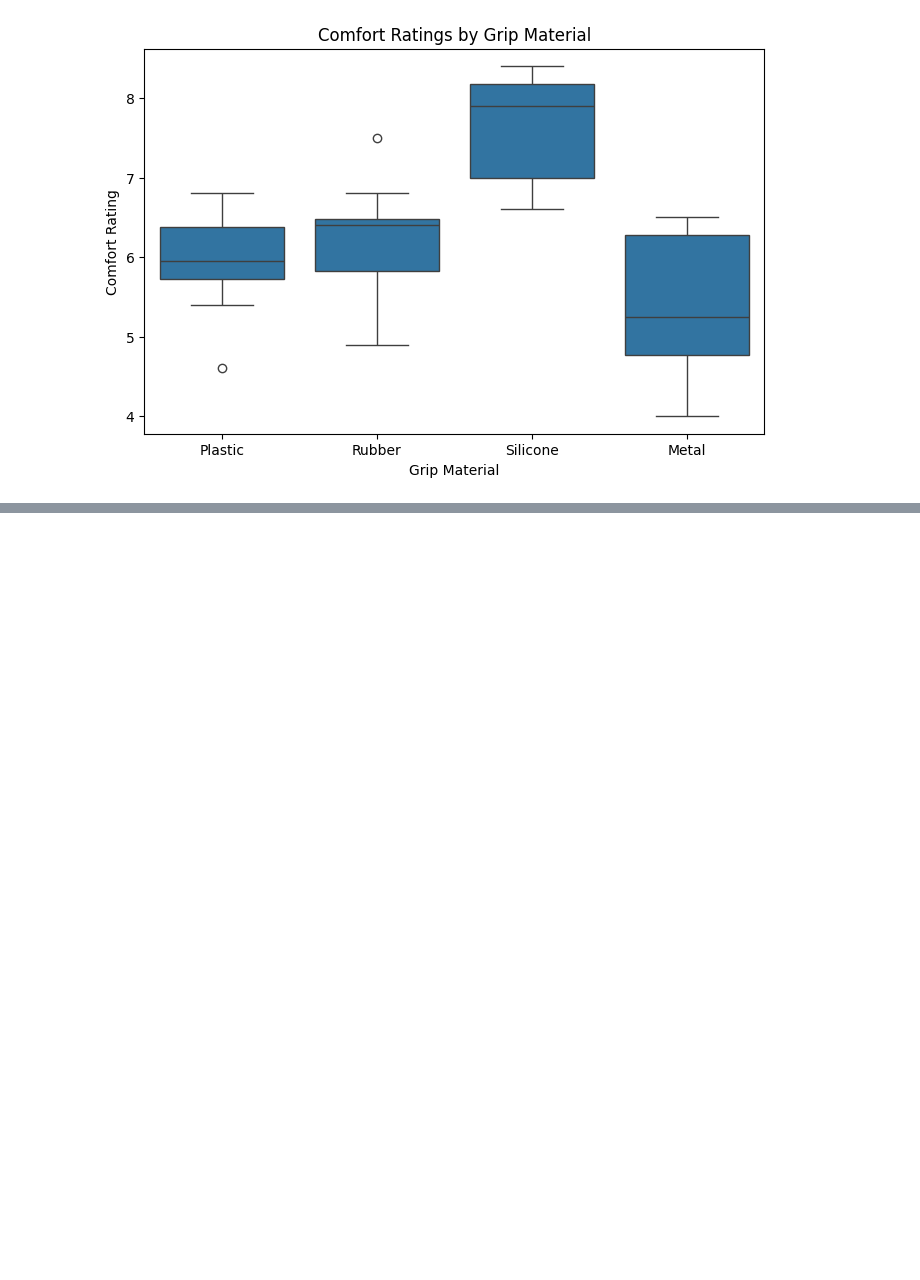
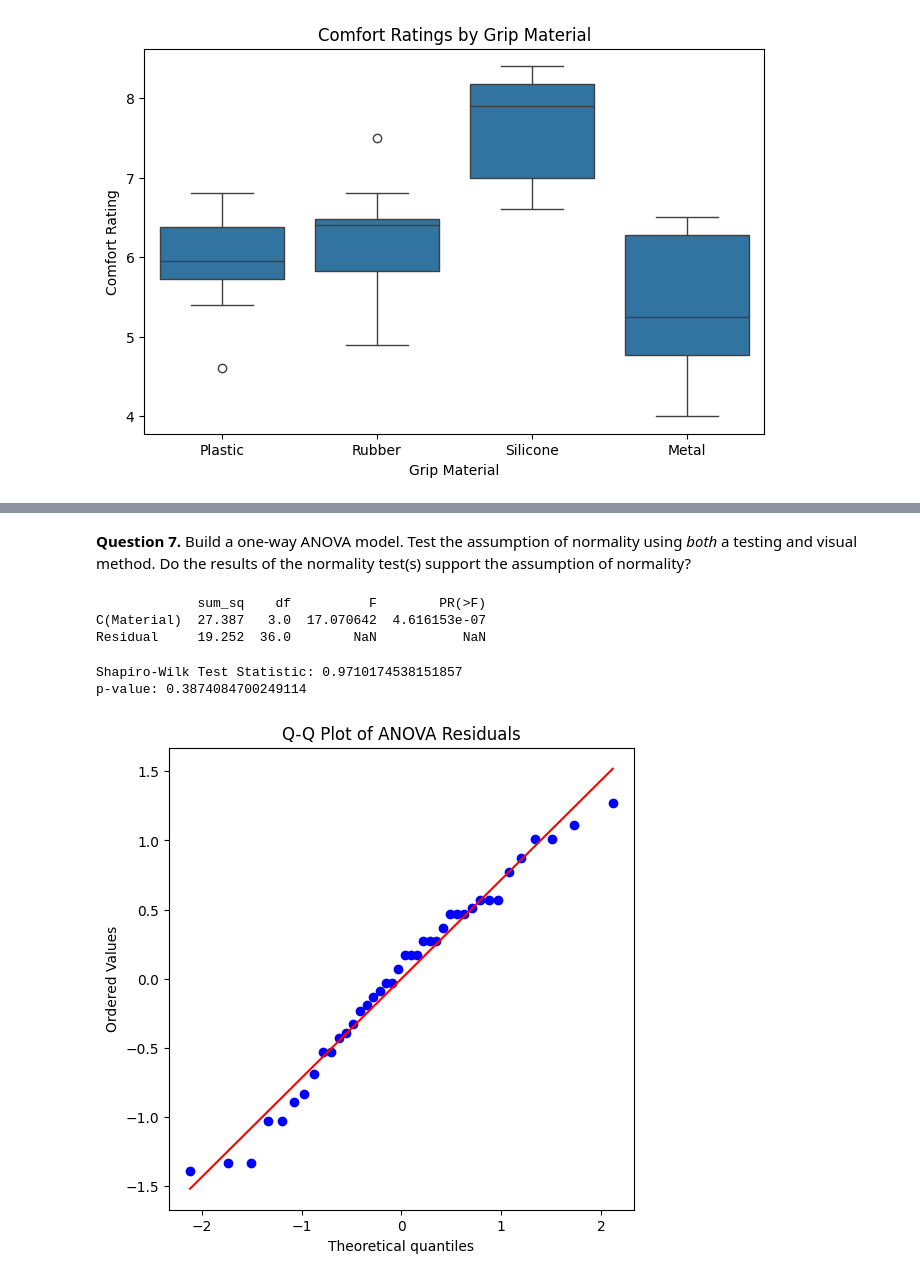
Before and after one commit to Sravan5452/STAT-7220-Applied-Experimental-Design, a Jupyter notebook: Assignments/Midterm-Exam/Midterm-Exam_myne.ipynb, the cells around one changed output, grey strips where cells are left out. Drawn from its saved outputs; the diff is of its cells as text; code cells hidden in the pictures; blank space fills up the shorter version.

```diff
--- a/Assignments/Midterm-Exam/Midterm-Exam_myne.ipynb
+++ b/Assignments/Midterm-Exam/Midterm-Exam_myne.ipynb
@@ -124,0 +122,41 @@ plt.show()
+# %% [markdown]
+**Question 7.** Build a one-way ANOVA model. Test the assumption of normality using *both* a testing and visual method. Do the results of the normality test(s) support the assumption of normality?
+# %%
+import statsmodels.api as sm
+from statsmodels.formula.api import ols
+
+# Fit ANOVA model
+model = ols('Comfort ~ C(Material)', data=data).fit()
+
+# ANOVA table
+anova_table = sm.stats.anova_lm(model, typ=2)
+
+print(anova_table)
+# %% [output]
+             sum_sq    df          F        PR(>F)
+C(Material)  27.387   3.0  17.070642  4.616153e-07
+Residual     19.252  36.0        NaN           NaN
+# %%
+from scipy.stats import shapiro
+
+# Extract residuals
+residuals = model.resid
+
+# Shapiro-Wilk test
+shapiro_test = shapiro(residuals)
+
+print("Shapiro-Wilk Test Statistic:", shapiro_test.statistic)
+print("p-value:", shapiro_test.pvalue)
+# %% [output]
+Shapiro-Wilk Test Statistic: 0.9710174538151857
+p-value: 0.3874084700249114
+# %%
+import matplotlib.pyplot as plt
+import scipy.stats as stats
+
+plt.figure(figsize=(6,6))
+stats.probplot(residuals, dist="norm", plot=plt)
+plt.title("Q-Q Plot of ANOVA Residuals")
+plt.show()
+# %% [output]
+[figure, added]
```
Also changed, not shown: parts of 37 cells of this notebook.
